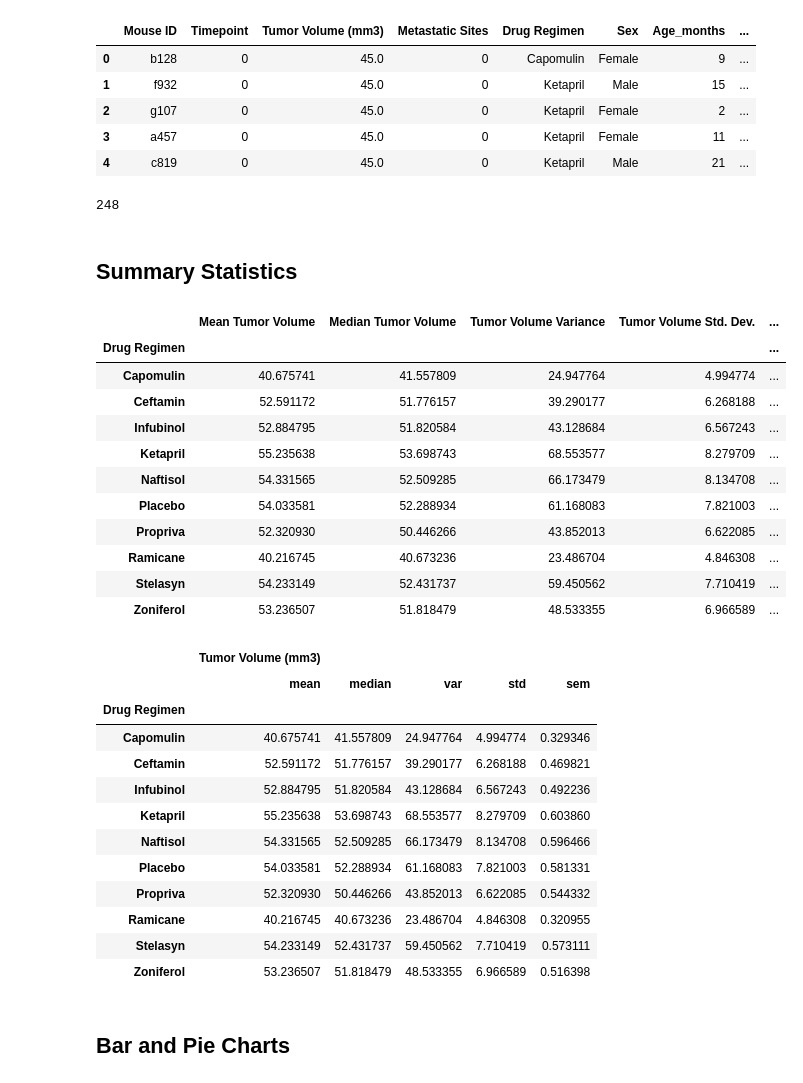
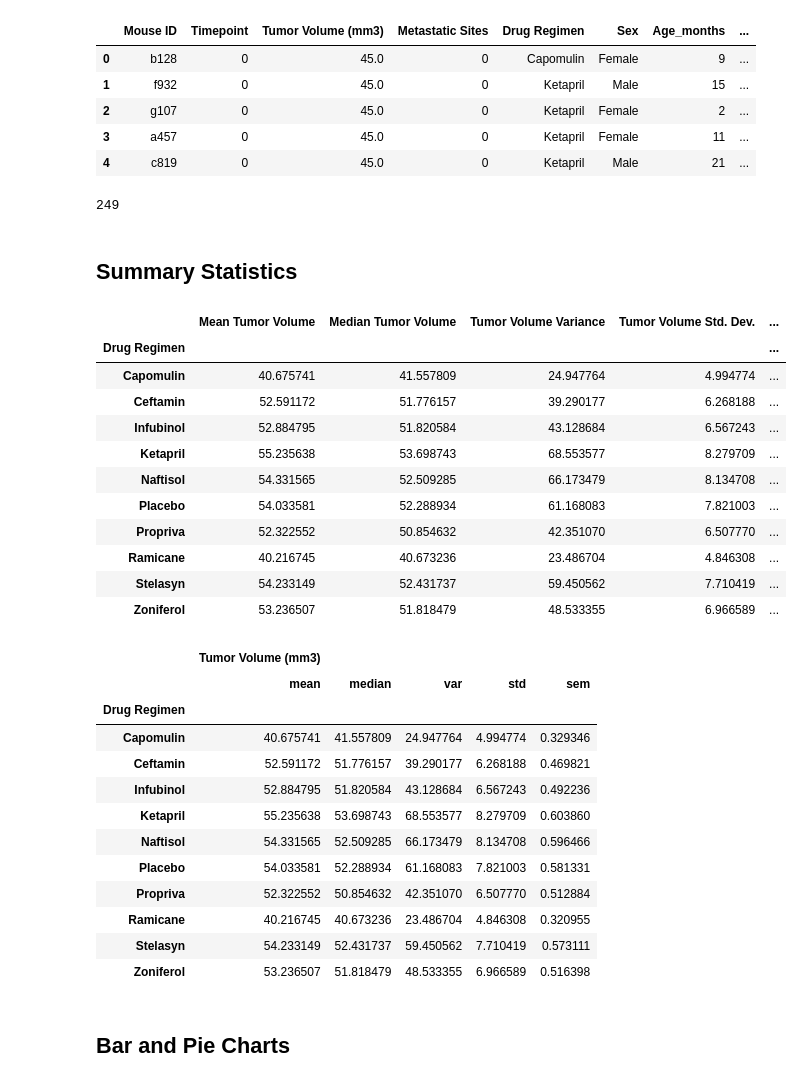
Before and after one commit to flormartinaus/Pymaceuticals-challenge, a Jupyter notebook: Pymaceuticals/pymaceuticals_starter.ipynb, the cells around one changed output. Saved outputs shown, nothing was run; the diff lists cells and outputs as text; code cells hidden in the pictures.

```diff
--- a/Pymaceuticals/pymaceuticals_starter.ipynb
+++ b/Pymaceuticals/pymaceuticals_starter.ipynb
@@ -20,8 +20,13 @@ mouse_metadata = pd.read_csv(mouse_metadata_path)
 study_results = pd.read_csv(study_results_path)
 
 # Combine the data into a single dataset
+Combined_data = pd.merge(mouse_metadata, study_results, how='right')
 
 # Display the data table for preview
+Combined_data = Combined_data[['Mouse ID', 'Timepoint', 'Tumor Volume (mm3)', 'Metastatic Sites',
+                               'Drug Regimen', 'Sex', 'Age_months', 'Weight (g)']]
+
+Combined_data.head()
 # %% [output]
 |  | Mouse ID | Timepoint | Tumor Volume (mm3) | Metastatic Sites | Drug Regimen | Sex | Age_months | ... |
 | 0 | b128 | 0 | 45.0 | 0 | Capomulin | Female | 9 | ... |
@@ -39,6 +49,8 @@ study_results = pd.read_csv(study_results_path)
 array(['g989'], dtype=object)
 # %%
 # Optional: Get all the data for the duplicate mouse ID.
+Duplicate_mice_df = Combined_data.loc[Combined_data['Mouse ID'] == 'g989', :]
+Duplicate_mice_df
 # %% [output]
 |  | Mouse ID | Timepoint | Tumor Volume (mm3) | Metastatic Sites | Drug Regimen | Sex | Age_months | ... |
 | 107 | g989 | 0 | 45.000000 | 0 | Propriva | Female | 21 | ... |
@@ -55,7 +67,9 @@ array(['g989'], dtype=object)
 | 1380 | g989 | 30 | 59.082294 | 1 | Propriva | Female | 21 | ... |
 | 1592 | g989 | 35 | 62.570880 | 2 | Propriva | Female | 21 | ... |
 # %%
-# Create a clean DataFrame by dropping the duplicate mouse by its ID.
+# Create a clean DataFrame by dropping the duplicate mouse by its ID
+Clean_df = Combined_data[Combined_data['Mouse ID'].isin(Duplicate_mice_df)==False]
+Clean_df.head()
 # %% [output]
 |  | Mouse ID | Timepoint | Tumor Volume (mm3) | Metastatic Sites | Drug Regimen | Sex | Age_months | ... |
 | 0 | b128 | 0 | 45.0 | 0 | Capomulin | Female | 9 | ... |
@@ -65,26 +79,45 @@ array(['g989'], dtype=object)
 | 4 | c819 | 0 | 45.0 | 0 | Ketapril | Male | 21 | ... |
 # %%
 # Checking the number of mice in the clean DataFrame.
+Clean_mice=Clean_df['Mouse ID'].value_counts()
+Clean_number_of_mice=len(Clean_mice)
+Clean_number_of_mice
 # %% [output]
-248
+249
 # %% [markdown]
 ## Summary Statistics
 # %%
 # Generate a summary statistics table of mean, median, variance, standard deviation, and SEM of the tumor volume for each regimen
 
+
 # Use groupby and summary statistical methods to calculate the following properties of each drug regimen:
+drug_regimen_mean = Clean_df.groupby('Drug Regimen').mean()['Tumor Volume (mm3)']
+drug_regimen_median = Clean_df.groupby('Drug Regimen').median()['Tumor Volume (mm3)']
+drug_regimen_variance = Clean_df.groupby('Drug Regimen').var()['Tumor Volume (mm3)']
+drug_regimen_std = Clean_df.groupby('Drug Regimen').std()['Tumor Volume (mm3)']
+drug_regimen_sem = Clean_df.groupby('Drug Regimen').sem()['Tumor Volume (mm3)']
+
+
 # mean, median, variance, standard deviation, and SEM of the tumor volume.
+
 # Assemble the resulting series into a single summary DataFrame.
+summary_stats_table = pd.DataFrame({"Mean Tumor Volume": drug_regimen_mean,
+                                    "Median Tumor Volume":drug_regimen_median,
+                                    "Tumor Volume Variance":drug_regimen_variance,
+                                    "Tumor Volume Std. Dev.": drug_regimen_std,
+                                    "Tumor Volume Std. Err.": drug_regimen_sem})
+
+summary_stats_table
 # %% [output]
 |  | Mean Tumor Volume | Median Tumor Volume | Tumor Volume Variance | Tumor Volume Std. Dev. | ... |
 | Drug Regimen |  |  |  |  | ... |
 | Capomulin | 40.675741 | 41.557809 | 24.947764 | 4.994774 | ... |
 | Ceftamin | 52.591172 | 51.776157 | 39.290177 | 6.268188 | ... |
 | Infubinol | 52.884795 | 51.820584 | 43.128684 | 6.567243 | ... |
 | Ketapril | 55.235638 | 53.698743 | 68.553577 | 8.279709 | ... |
 | Naftisol | 54.331565 | 52.509285 | 66.173479 | 8.134708 | ... |
 | Placebo | 54.033581 | 52.288934 | 61.168083 | 7.821003 | ... |
-| Propriva | 52.320930 | 50.446266 | 43.852013 | 6.622085 | ... |
+| Propriva | 52.322552 | 50.854632 | 42.351070 | 6.507770 | ... |
 | Ramicane | 40.216745 | 40.673236 | 23.486704 | 4.846308 | ... |
 | Stelasyn | 54.233149 | 52.431737 | 59.450562 | 7.710419 | ... |
 | Zoniferol | 53.236507 | 51.818479 | 48.533355 | 6.966589 | ... |
@@ -93,6 +126,8 @@ array(['g989'], dtype=object)
 # and SEM of the tumor volume for each regimen
 
 # Using the aggregation method, produce the same summary statistics in a single line.
+summary_agg =  Clean_df.groupby(['Drug Regimen'])[['Tumor Volume (mm3)']].agg(['mean', 'median', 'var', 'std', 'sem'])
+summary_agg
 # %% [output]
 |  | Tumor Volume (mm3) |  |  |  |  |
 |  | mean | median | var | std | sem |
@@ -103,7 +138,7 @@ array(['g989'], dtype=object)
 | Ketapril | 55.235638 | 53.698743 | 68.553577 | 8.279709 | 0.603860 |
 | Naftisol | 54.331565 | 52.509285 | 66.173479 | 8.134708 | 0.596466 |
 | Placebo | 54.033581 | 52.288934 | 61.168083 | 7.821003 | 0.581331 |
-| Propriva | 52.320930 | 50.446266 | 43.852013 | 6.622085 | 0.544332 |
+| Propriva | 52.322552 | 50.854632 | 42.351070 | 6.507770 | 0.512884 |
 | Ramicane | 40.216745 | 40.673236 | 23.486704 | 4.846308 | 0.320955 |
 | Stelasyn | 54.233149 | 52.431737 | 59.450562 | 7.710419 | 0.573111 |
 | Zoniferol | 53.236507 | 51.818479 | 48.533355 | 6.966589 | 0.516398 |
```
Also changed, not shown: parts of 16 cells of this notebook, 5 other files.
